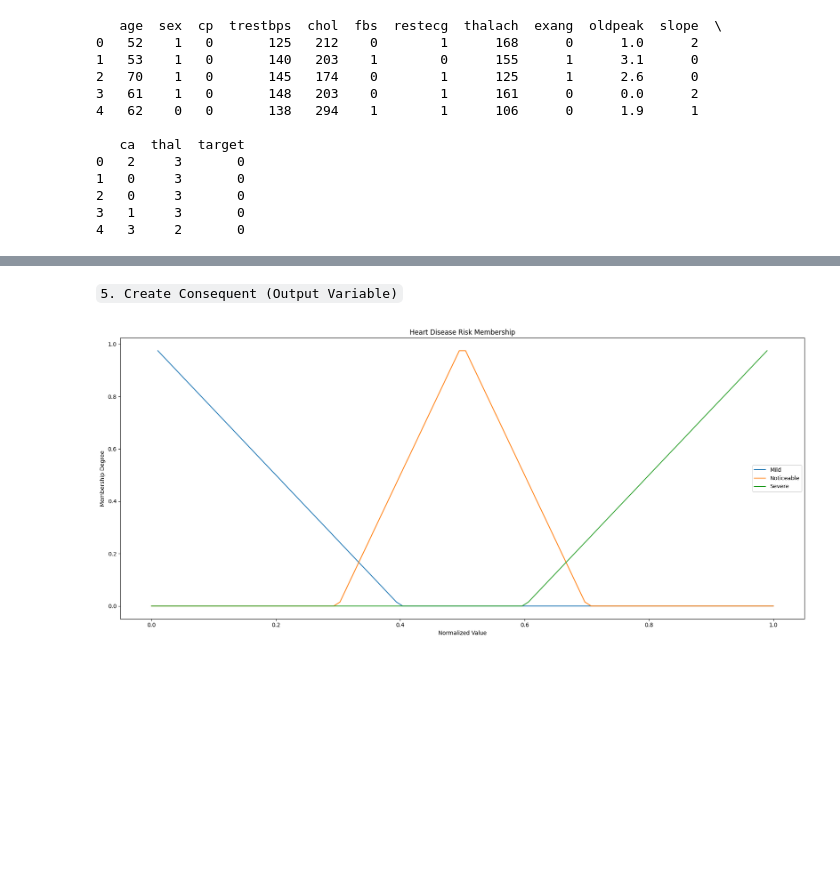
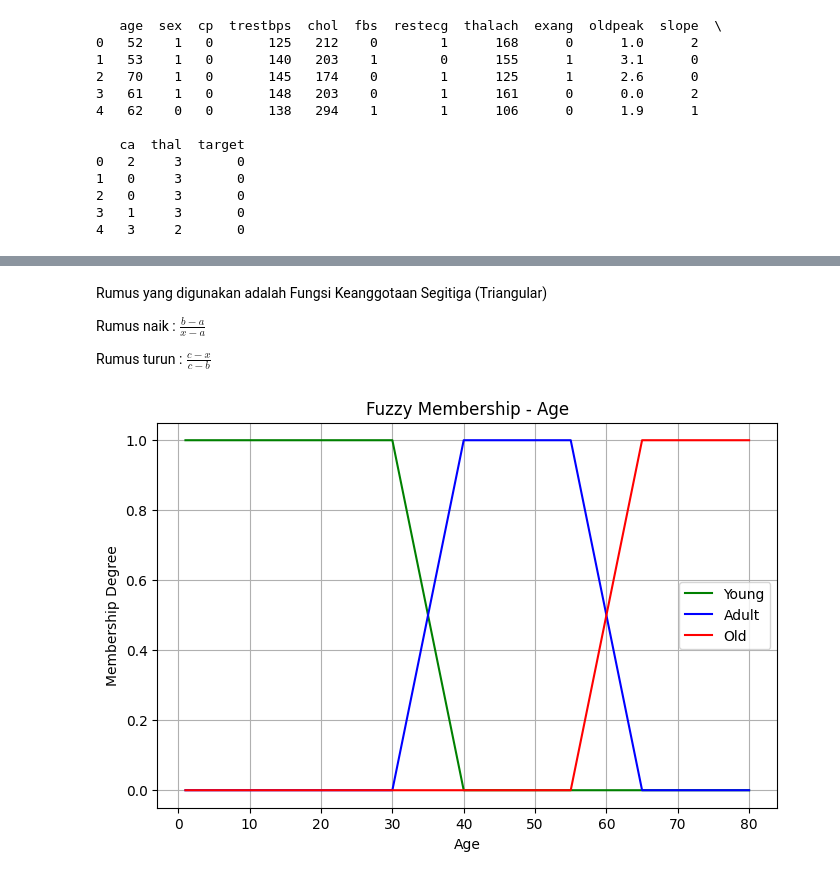
Before and after one commit to riarumoda/csv-fuzzy, a Jupyter notebook: PredictCardiovascularDisease.ipynb, the cells around one changed output, grey strips where cells are left out. Drawn from its saved outputs; the diff is of its cells as text; code cells hidden in the pictures; blank space fills up the shorter version.

Commit message:
Fix : PredictCardiovascularDisease

```diff
--- a/PredictCardiovascularDisease.ipynb
+++ b/PredictCardiovascularDisease.ipynb
@@ -116,9 +49,0 @@ def generate_triangle_membership(x, low="Low", medium="Medium", high="High"):
-# %%
-x = np.linspace(0, 1, 100)
-# Generate membership values for the triangle function
-# Minus the chest pain type as it is categorical
-features = ['age', 'cholesterol', 'max_heart_rate', 'blood_pressure']
-age = generate_triangle_membership(x, low="Young", medium="Adult", high="Old")
-chol = generate_triangle_membership(x, low="Minimal", medium="Medium", high="Extreme")
-thalach = generate_triangle_membership(x, low="Slight", medium="Moderate", high="Significant")
-trestbps = generate_triangle_membership(x, low="Low", medium="Normal", high="High")
@@ -145,17 +50,49 @@ plt.show()
-# %% [markdown]
-`5. Create Consequent (Output Variable)`
-# %%
-risk = generate_triangle_membership(x, low="Mild", medium="Noticeable", high="Severe")
-fig, ax = plt.subplots(1, 1, figsize=(18, 8))
-def plot_membership(ax, x, membership, title):
-    for label, values in membership.items():
-        ax.plot(x, values, label=label)
-    ax.set_title(f"{title} Membership")
-    ax.set_xlabel('Normalized Value')
-    ax.set_ylabel('Membership Degree')
-    ax.legend()
-plot_membership(ax, x, risk, 'Heart Disease Risk')
-plt.tight_layout()
-plt.show()
-# %% [output]
-[figure, removed]
+# %% [markdown]
+Rumus yang digunakan adalah Fungsi Keanggotaan Segitiga (Triangular)
+
+Rumus naik : $\frac{b-a}{x-a}$
+
+Rumus turun : $\frac{c-x}{c-b}$
+# %%
+# Age
+def fuzzy_age(age):
+    usia = {"Young": 0, "Adult": 0, "Old": 0}
+    a1, a2, a3, a4 = 30, 40, 55, 65
+
+    if age <= a1:  # Jika umurnya dibawah 30 dianggap Young
+        usia["Young"] = 1 # 1 menyatakan angka yang fix dan mutlak
+    elif a1 < age < a2:
+        usia["Young"] = float((a2 - age) / (a2 - a1))  # cara menggunakannya cth umur 35, maka terdefinisi (40-35)/(40-30) = 0.5
+        usia["Adult"] = float((age - a1) / (a2 - a1))  # cara menggunakannya cth umur 35, maka terdefinisi (35-30)/(40-30) = 0.5
+    elif a2 <= age <= a3:                       # Karena sama sama 0.5 artinya umur 35 dianggap 50% Young dan 50% Adult
+        usia["Adult"] = 1
+    elif a3 < age < a4:
+        usia["Adult"] = float((a4 - age) / (a4 - a3))
+        usia["Old"] = float((age - a3) / (a4 - a3))
+    elif age >= a4:
+        usia["Old"] = 1
+    return usia
+
+# Visualisasi Age
+x1 = [1, 30, 40, 80]  # Young
+y1 = [1, 1, 0, 0]
+
+x2 = [1, 30, 40, 55, 65, 80] # Adult
+y2 = [0, 0, 1, 1, 0, 0]
+
+x3 = [1, 55, 65, 80] # Old
+y3 = [0, 0, 1, 1]
+
+# Grafik Umur
+plt.figure(figsize=(8,5))
+plt.title("Fuzzy Membership - Age")
+plt.plot(x1, y1, label="Young", color="green")
+plt.plot(x2, y2, label="Adult", color="blue")
+plt.plot(x3, y3, label="Old", color="red")
+plt.xlabel("Age")
+plt.ylabel("Membership Degree")
+plt.legend()
+plt.grid(True)
+plt.show()
+# %% [output]
+[figure, added]
```
Also changed, not shown: parts of 23 cells of this notebook.
